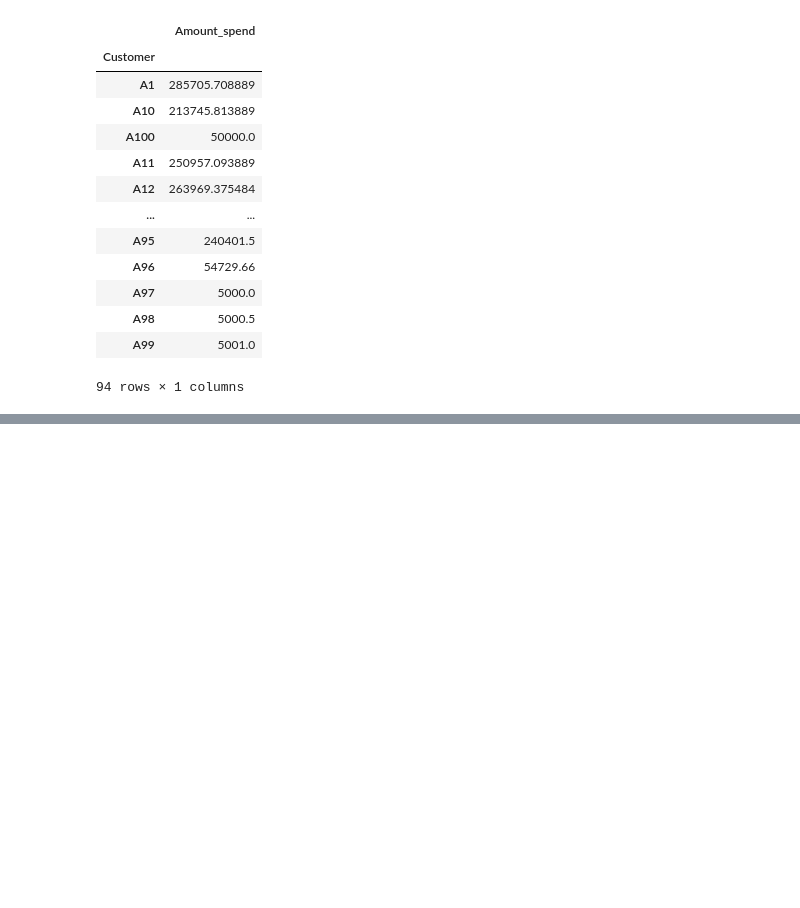
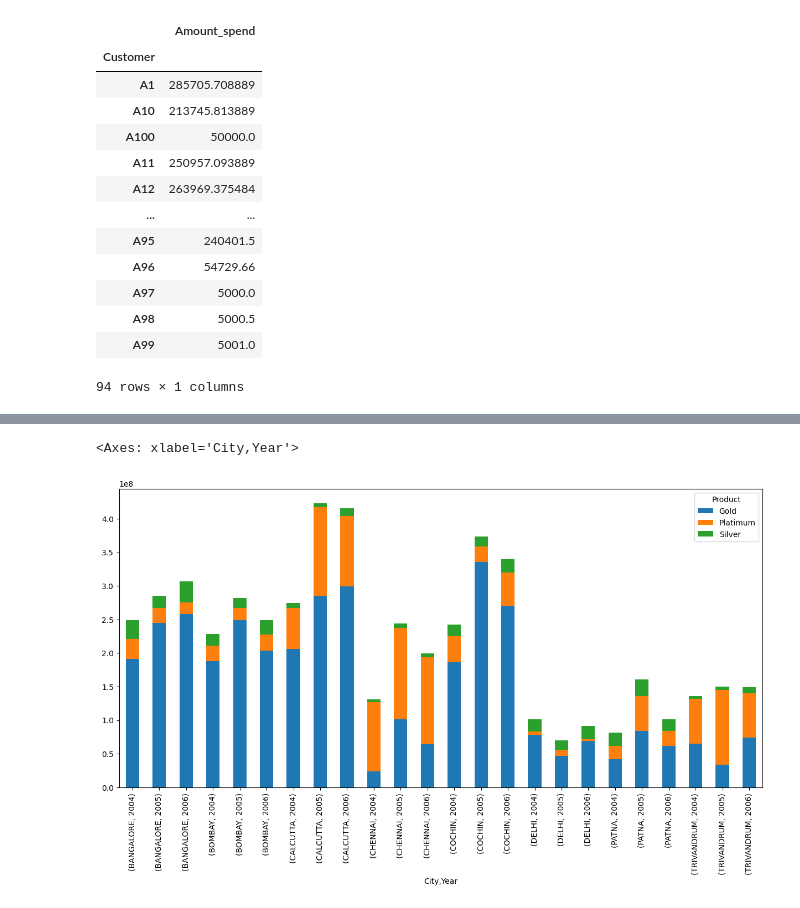
Before and after one commit to Adi46878/credit-risk-and-spending-analysis, a Jupyter notebook: Credit_risk_analysis.ipynb, the cells around one changed output, grey strips where cells are left out. Drawn from its saved outputs; the diff is of its cells as text; code cells hidden in the pictures; blank space fills up the shorter version.

```diff
--- a/Credit_risk_analysis.ipynb
+++ b/Credit_risk_analysis.ipynb
@@ -256,0 +275,2 @@ final_df.groupby('Customer').agg({'Amount_spend' : 'mean'})
+# %%
+final_df['Age_group'] = pd.qcut(final_df.Age, q =3, labels = ['Young', 'Middle', 'Senior'])
@@ -256,0 +295,2 @@ final_df.groupby('Customer').agg({'Amount_spend' : 'mean'})
+# %%
+final_df['Year'] = final_df.Month_spend.dt.year
@@ -256,0 +313,7 @@ final_df.groupby('Customer').agg({'Amount_spend' : 'mean'})
+# %%
+df = pd.pivot_table(data = final_df,values= 'Amount_spend', index = ['City','Year'], columns= 'Product', aggfunc= 'sum')
+
+df.plot(kind = 'bar', stacked=True, figsize= (15,7))
+# %% [output]
+<Axes: xlabel='City,Year'>
+[figure, added]
```
Also changed, not shown: parts of 7 cells of this notebook.
